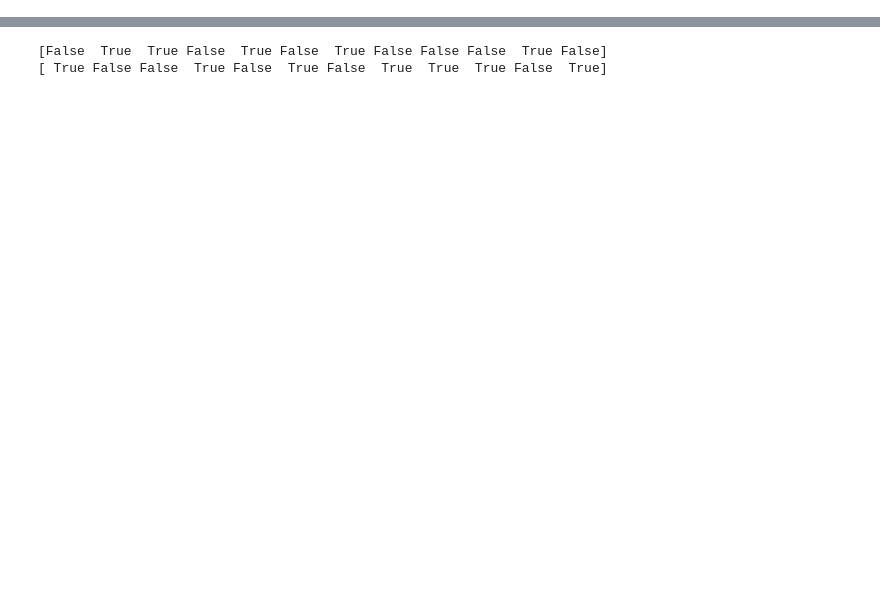
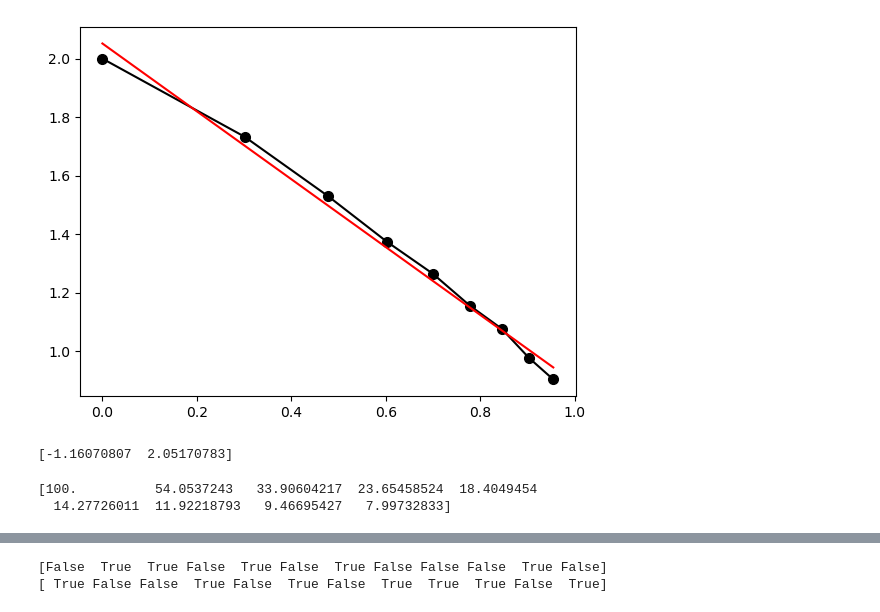
Before and after one commit to bjacobell/gbt-hdbscan, a Jupyter notebook: batch_hdbscan_iterative.ipynb, the cells around one changed output, grey strips where cells are left out. Saved outputs shown, nothing was run; the diff lists cells and outputs as text; code cells hidden in the pictures; blank space fills up the shorter version.

Commit message:
Working version of iterative HDBSCAN algorithm
With minor analytical components, e.g. plotting
reduction rate over epoch.

```diff
--- a/batch_hdbscan_iterative.ipynb
+++ b/batch_hdbscan_iterative.ipynb
@@ -223,0 +311,13 @@ while len(hit_dats) > 0.1 * dataset_sizes[0]:
+# %%
+xxx = np.arange(9)
+#yyy = 100*dat_sizes/dat_sizes[0]
+plt.plot(xxx, yyyy, 'o-', color='k', markersize=7, label='empirical')
+#plt.plot(np.linspace(0,8,100), 10**p(np.log10(np.linspace(1,9,100))), color='r', label='power law fit')
+plt.grid()
+plt.yticks([10,20,30,40,50,60,70,80,90,100])
+plt.xlabel('HDBSCAN epoch', size=13)
+plt.ylabel(r'anomalous hits [% of original]', size=13)
+#plt.legend()
+#plt.ylim(2,108)
+plt.savefig('/datax/scratch/benjb/C23_L_hit_reduction_by_epoch_2.pdf', bbox_inches='tight')
+plt.show()
@@ -223,0 +326,17 @@ while len(hit_dats) > 0.1 * dataset_sizes[0]:
+# %%
+plt.plot(np.log10(xxx+1), np.log10(yyy), 'o-', color='k', markersize=7)
+z = np.polyfit(np.log10(xxx+1), np.log10(yyy), 1)
+p = np.poly1d(z)
+plt.plot(np.log10(xxx+1), p(np.log10(xxx+1)), color='r')
+plt.show()
+# %% [output]
+[figure, added]
+# %%
+print(z)
+# %% [output]
+[-1.16070807  2.05170783]
+# %%
+print(yyy)
+# %% [output]
+[100.          54.0537243   33.90604217  23.65458524  18.4049454
+  14.27726011  11.92218793   9.46695427   7.99732833]
```
Also changed, not shown: parts of 20 cells of this notebook.
